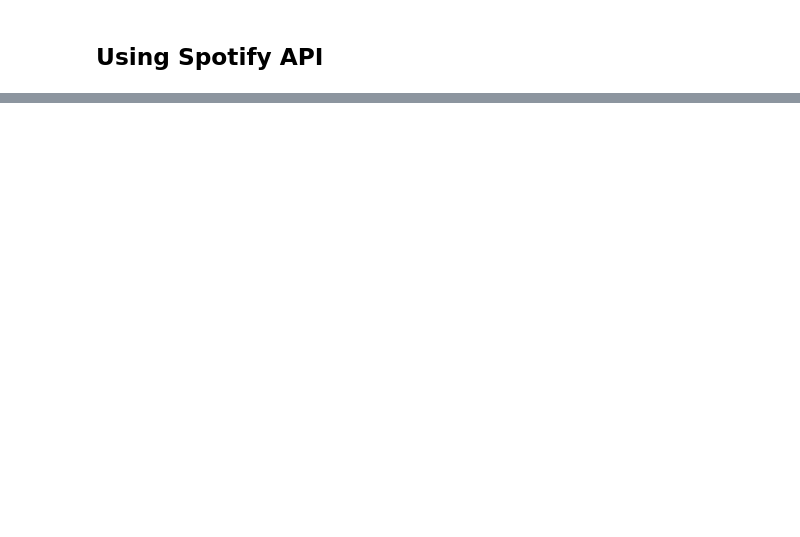
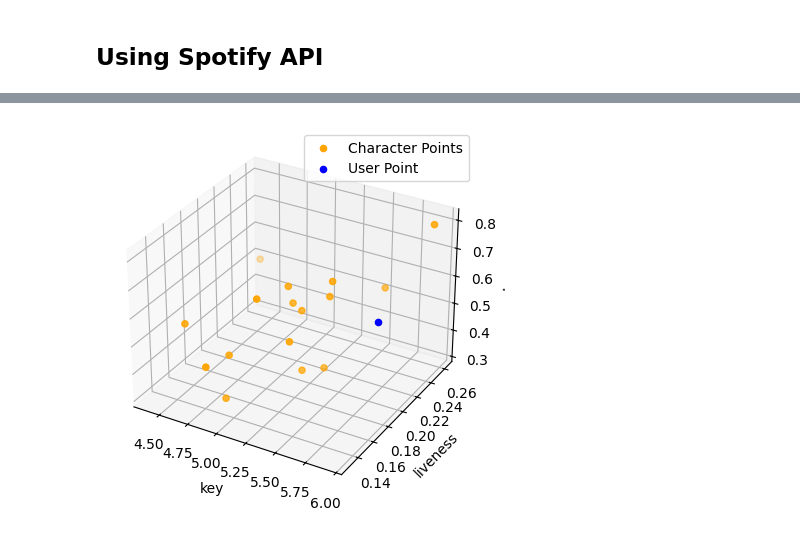
Before and after one commit to jsakarvadia/music-taste-classification-cdc2023, a Jupyter notebook: spotify_algorithm.ipynb, the cells around one changed output, grey strips where cells are left out. Saved outputs shown, nothing was run; the diff lists cells and outputs as text; code cells hidden in the pictures; blank space fills up the shorter version.

```diff
--- a/spotify_algorithm.ipynb
+++ b/spotify_algorithm.ipynb
@@ -109,0 +149,26 @@ dtype: float64
+# %%
+import matplotlib.pyplot as plt
+from mpl_toolkits.mplot3d import Axes3D
+
+x = comparison[top3_features[0]]
+y = comparison[top3_features[1]]
+z = comparison[top3_features[2]]
+
+fig = plt.figure()
+ax = fig.add_subplot(111, projection='3d')
+
+ax.scatter(x, y, z, c='orange', label='Character Points')
+
+ax.scatter(user_point[top3_features[0]],
+           user_point[top3_features[1]],
+           user_point[top3_features[2]],
+           c='blue', label='User Point')
+
+ax.set_xlabel(top3_features[0])
+ax.set_ylabel(top3_features[1])
+ax.set_zlabel(top3_features[2])
+
+ax.legend()
+plt.show()
+# %% [output]
+[figure, added]
```
Also changed, not shown: parts of 12 cells of this notebook, 3 other files.
